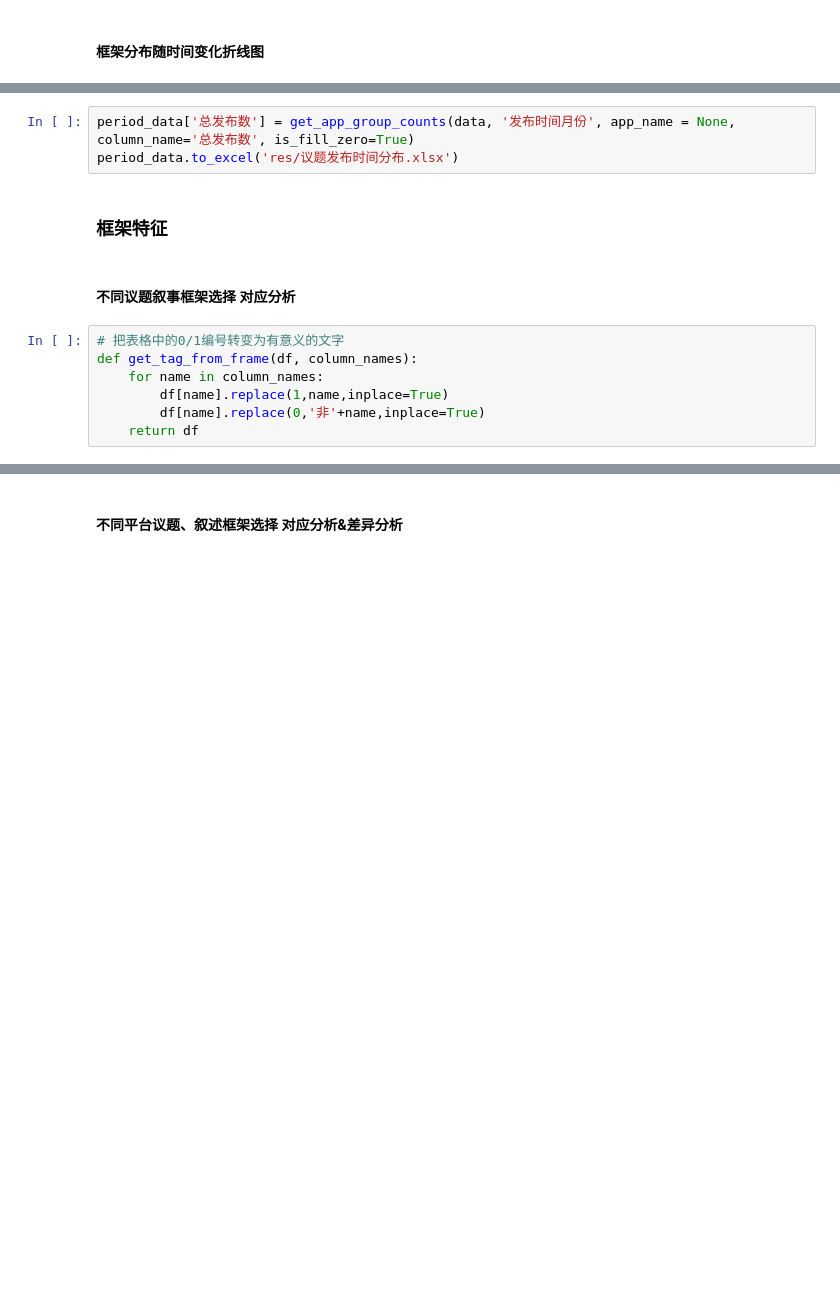
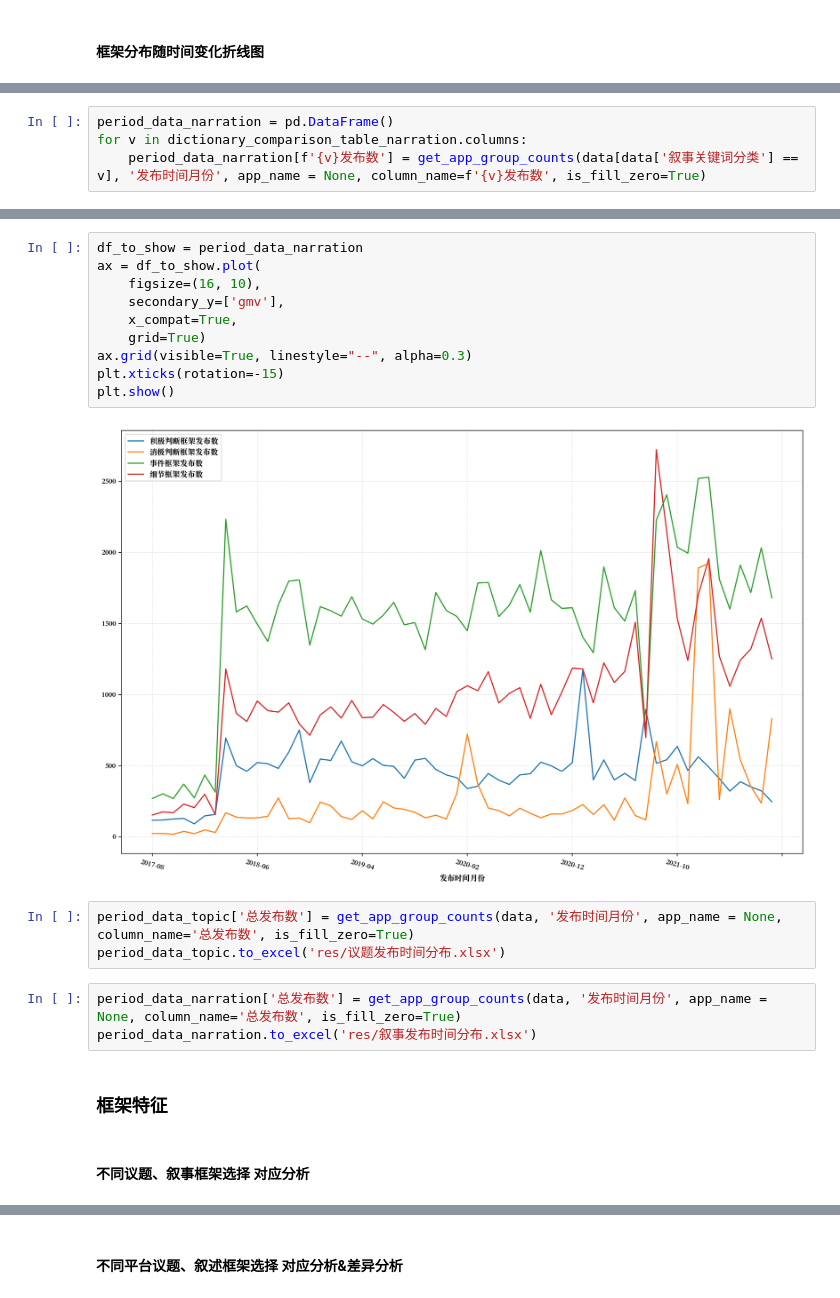
Before and after one commit to ZackYule/CityImageProject, a Jupyter notebook: step7_statistics&visualization.ipynb, the cells around one changed output, grey strips where cells are left out. Drawn from its saved outputs; the diff is of its cells as text; blank space fills up the shorter version.

```diff
--- a/step7_statistics&visualization.ipynb
+++ b/step7_statistics&visualization.ipynb
@@ -113 +108,5 @@ for v in dictionary_comparison_table.columns:
+# %%
+period_data_narration = pd.DataFrame()
+for v in dictionary_comparison_table_narration.columns:
+    period_data_narration[f'{v}发布数'] = get_app_group_counts(data[data['叙事关键词分类'] == v], '发布时间月份', app_name = None, column_name=f'{v}发布数', is_fill_zero=True)
 # %%
@@ -125,14 +124,22 @@ plt.show()
+# %%
+df_to_show = period_data_narration
+ax = df_to_show.plot(
+    figsize=(16, 10),
+    secondary_y=['gmv'],
+    x_compat=True,
+    grid=True)
+ax.grid(visible=True, linestyle="--", alpha=0.3)
+plt.xticks(rotation=-15)
+plt.show()
+# %% [output]
+[figure, added]
 # %%
-period_data['总发布数'] = get_app_group_counts(data, '发布时间月份', app_name = None, column_name='总发布数', is_fill_zero=True)
-period_data.to_excel('res/议题发布时间分布.xlsx')
+period_data_topic['总发布数'] = get_app_group_counts(data, '发布时间月份', app_name = None, column_name='总发布数', is_fill_zero=True)
+period_data_topic.to_excel('res/议题发布时间分布.xlsx')
+# %%
+period_data_narration['总发布数'] = get_app_group_counts(data, '发布时间月份', app_name = None, column_name='总发布数', is_fill_zero=True)
+period_data_narration.to_excel('res/叙事发布时间分布.xlsx')
 # %% [markdown]
 ### 框架特征
 # %% [markdown]
-#### 不同议题叙事框架选择 对应分析
+#### 不同议题、叙事框架选择 对应分析
-# %%
-# 把表格中的0/1编号转变为有意义的文字
-def get_tag_from_frame(df, column_names):
-    for name in column_names:
-        df[name].replace(1,name,inplace=True)
-        df[name].replace(0,'非'+name,inplace=True)
-    return df
```
Also changed, not shown: parts of 30 cells of this notebook, 6 other files.
